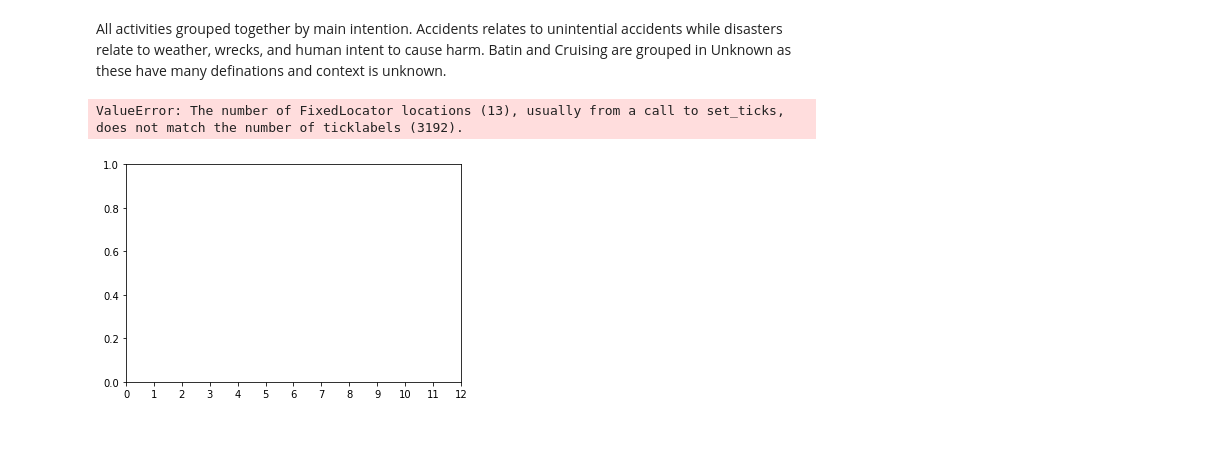
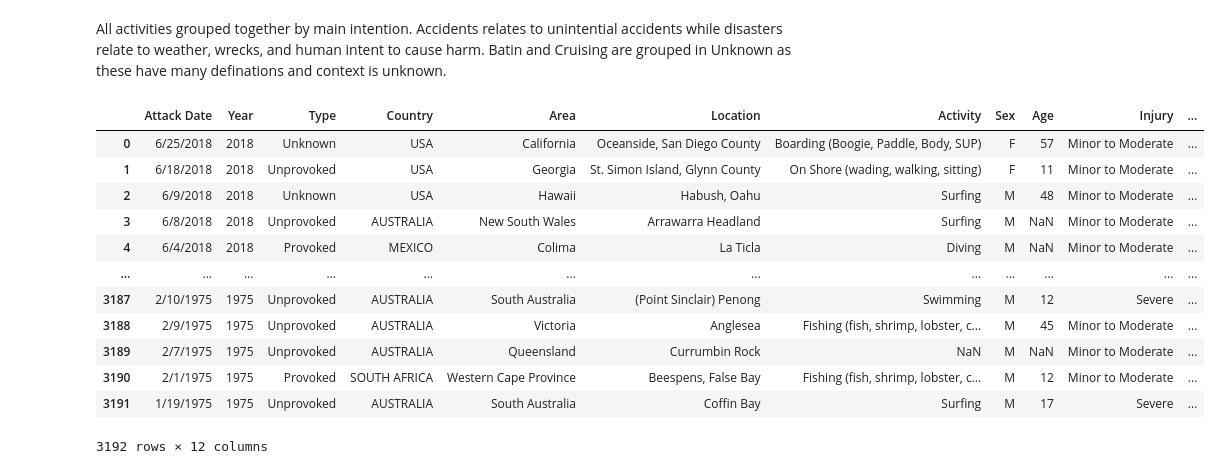
Before and after one commit to staceyj118/Shark-Attacks, a Jupyter notebook: Victims.ipynb, the cells around one changed output. Cells and saved outputs as stored; diff of their text form; code cells hidden in the pictures; blank space fills up the shorter version.

```diff
--- a/Victims.ipynb
+++ b/Victims.ipynb
@@ -264,19 +270,18 @@ Name: Activity, dtype: int64
 # %% [markdown]
 All activities grouped together by main intention. Accidents relates to unintential accidents while disasters relate to weather, wrecks, and human intent to cause harm. Batin and Cruising are grouped in Unknown as these have many definations and context is unknown.
-# %%
-# Bar chart by activity
-activity = victim_df['Activity']
-count = victim_df['Activity'].value_counts()
-x_axis = np.arange(len(count))
-
-tick_locations = [value for value in x_axis]
-plt.xticks(tick_locations, activity)
-
-plt.title("Attacks by Activity since 1975")
-plt.xlabel("Activity")
-plt.ylabel("Attack Count")
-
-plt.bar(x_axis, activity, color="c", align="center")
-# %% [output]
-ValueError: The number of FixedLocator locations (13), usually from a call to set_ticks, does not match the number of ticklabels (3192).
-[figure, removed]
+# %%
+victim_df
+# %% [output]
+|  | Attack Date | Year | Type | Country | Area | Location | Activity | Sex | Age | Injury | ... |
+| 0 | 6/25/2018 | 2018 | Unknown | USA | California | Oceanside, San Diego County | Boarding (Boogie, Paddle, Body, SUP) | F | 57 | Minor to Moderate | ... |
+| 1 | 6/18/2018 | 2018 | Unprovoked | USA | Georgia | St. Simon Island, Glynn County | On Shore (wading, walking, sitting) | F | 11 | Minor to Moderate | ... |
+| 2 | 6/9/2018 | 2018 | Unknown | USA | Hawaii | Habush, Oahu | Surfing | M | 48 | Minor to Moderate | ... |
+| 3 | 6/8/2018 | 2018 | Unprovoked | AUSTRALIA | New South Wales | Arrawarra Headland | Surfing | M | NaN | Minor to Moderate | ... |
+| 4 | 6/4/2018 | 2018 | Provoked | MEXICO | Colima | La Ticla | Diving | M | NaN | Minor to Moderate | ... |
+| ... | ... | ... | ... | ... | ... | ... | ... | ... | ... | ... | ... |
+| 3187 | 2/10/1975 | 1975 | Unprovoked | AUSTRALIA | South Australia | (Point Sinclair) Penong | Swimming | M | 12 | Severe | ... |
+| 3188 | 2/9/1975 | 1975 | Unprovoked | AUSTRALIA | Victoria | Anglesea | Fishing (fish, shrimp, lobster, c... | M | 45 | Minor to Moderate | ... |
+| 3189 | 2/7/1975 | 1975 | Unprovoked | AUSTRALIA | Queensland | Currumbin Rock | NaN | M | NaN | Minor to Moderate | ... |
+| 3190 | 2/1/1975 | 1975 | Provoked | SOUTH AFRICA | Western Cape Province | Beespens, False Bay | Fishing (fish, shrimp, lobster, c... | M | 12 | Minor to Moderate | ... |
+| 3191 | 1/19/1975 | 1975 | Unprovoked | AUSTRALIA | South Australia | Coffin Bay | Surfing | M | 17 | Severe | ... |
+3192 rows × 12 columns
```
Also changed, not shown: parts of 8 cells of this notebook, 3 other files.
